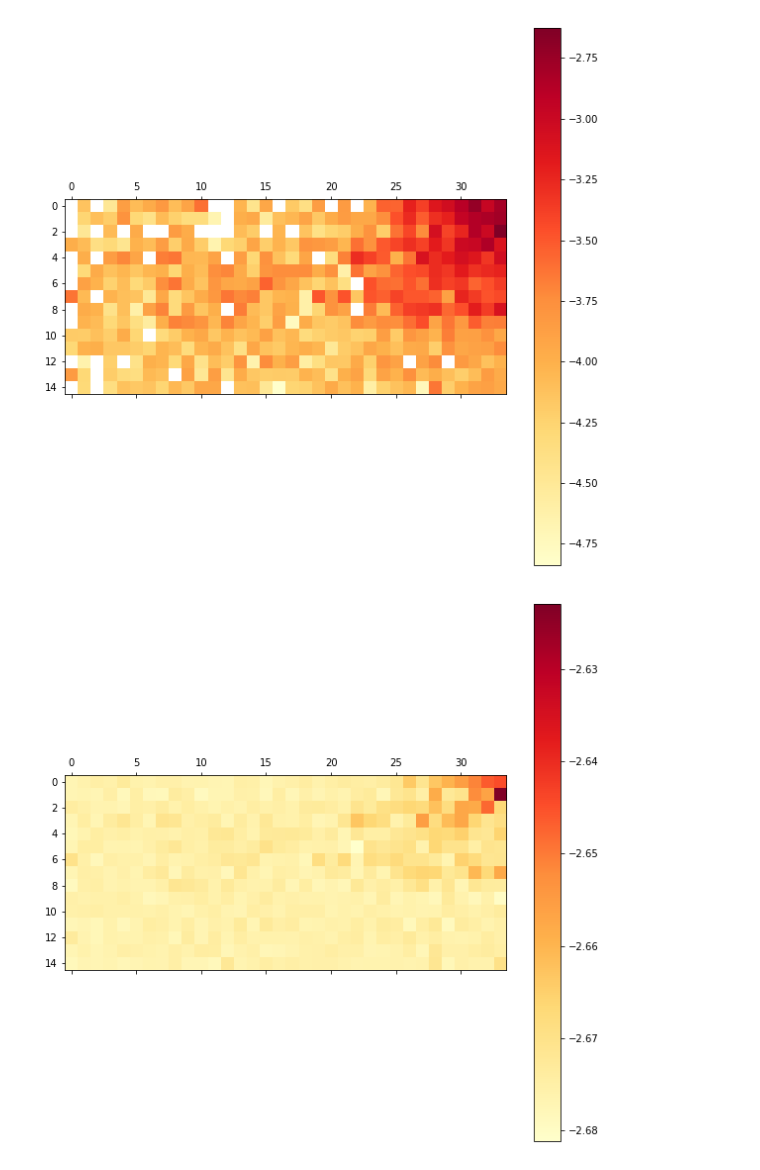
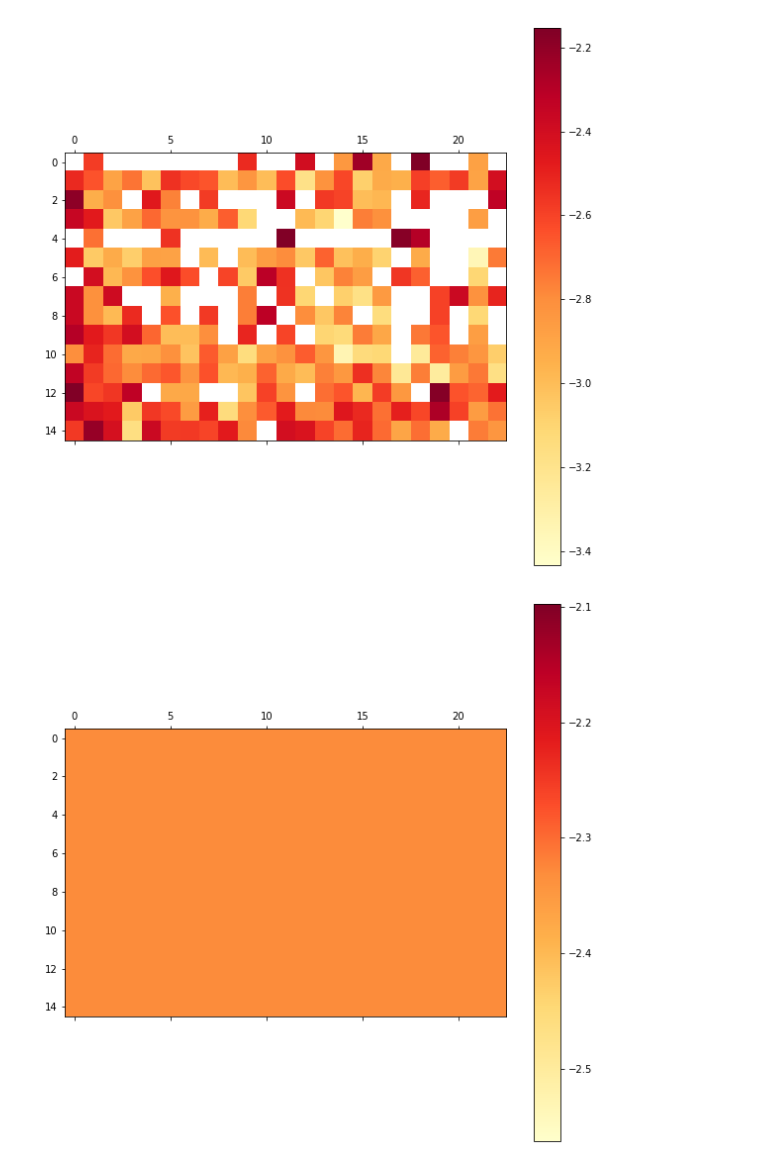
Before and after one commit to Khrameeva-Lab/DeepLearningHiC, a Jupyter notebook: DeepLearningHiC.ipynb, the cells around one changed output. Drawn from its saved outputs; the diff is of its cells as text; code cells hidden in the pictures.

Commit message:
fix normalization method / test more trained model

```diff
--- a/DeepLearningHiC.ipynb
+++ b/DeepLearningHiC.ipynb
@@ -462,7 +474,8 @@ def model(X_train, Y_train, learning_rate = 0.00001,
 
         return parameters
 # %%
-parameters = model(train_x, train_y)
+parameters_normalized = model(normalized_train_x, train_y)
 
 # TODO: сравнивать с dev set error
+# TODO: Consider early stopping, add second graph with performance on the dev set - too early
 # %% [output]
@@ -495,0 +501,2 @@ Parameters have been trained!
+# %%
+parameters_without = model(train_x, train_y)
@@ -526,16 +553,16 @@ def predict(X, parameters):
 # TODO:
 # def evaluate_model(X_test, Y_test):
 # %%
-def predict_row(original_matrix, row_idx):
+def predict_row(original_matrix, row_idx, model_to_use):
     return np.array(predict(np.atleast_2d([original_matrix[row_idx - 1, ], original_matrix[row_idx + 1, ]]),
-                           parameters))
+                           model_to_use))
 # %%
 # Restoring Hi-C matrix with NN predictions
-def restore_hic(original_matrix):
+def restore_hic(original_matrix, model_to_use):
     predicted_matrix = np.copy(original_matrix)
 
     for i in range(1, original_matrix.shape[0] - 1):
-        predicted_matrix[i, ] = predict_row(original_matrix, i)
+        predicted_matrix[i, ] = predict_row(original_matrix, i, model_to_use)
         print(f"Row {i} is predicted")
 
     return predicted_matrix
@@ -542,27 +615,25 @@ def restore_hic(original_matrix):
 # %%
-predicted_matrix = restore_hic(resulting_matrices[3])
-
-# TODO: denormalize here to get right values
+predicted_matrix = restore_hic(resulting_matrices[0], parameters_without)
 
 # Don't show top and bottom rows (we can't predict them yet)
-plot_hic(resulting_matrices[3][1:-1, ])
+plot_hic(resulting_matrices[0][1:-1, ])
 plot_hic(predicted_matrix[1:-1, ])
 # %% [output]
 Row 1 is predicted
 Row 2 is predicted
 Row 3 is predicted
 Row 4 is predicted
 Row 5 is predicted
 Row 6 is predicted
 Row 7 is predicted
 Row 8 is predicted
 Row 9 is predicted
 Row 10 is predicted
 Row 11 is predicted
 Row 12 is predicted
 Row 13 is predicted
 Row 14 is predicted
 Row 15 is predicted
-[figure, old version]
+[figure, new version]
-[figure, old version]
+[figure, new version]
 # %%
```
Also changed, not shown: parts of 24 cells of this notebook.
